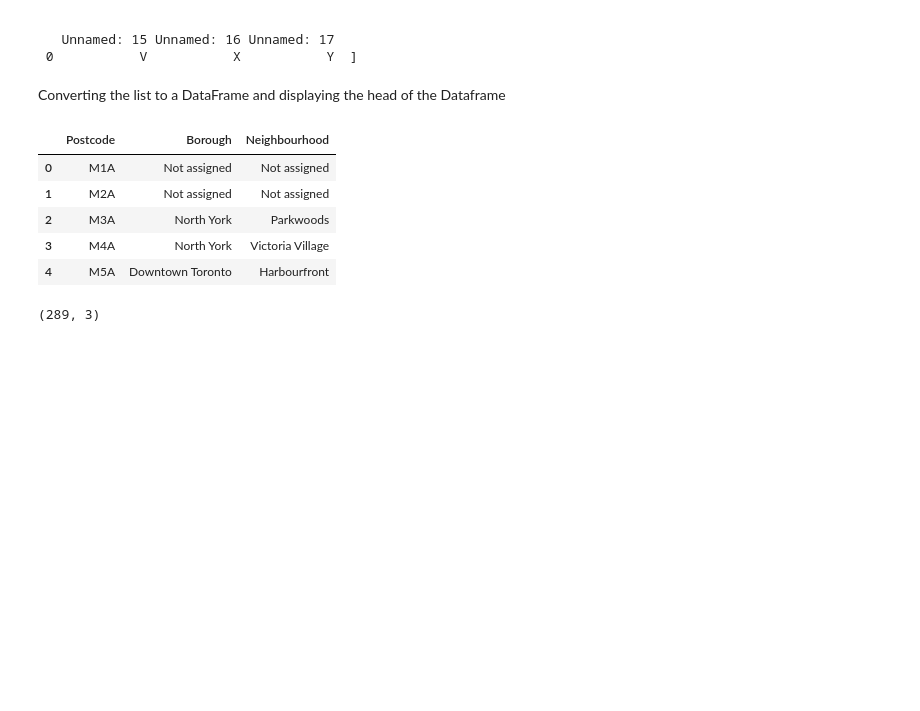
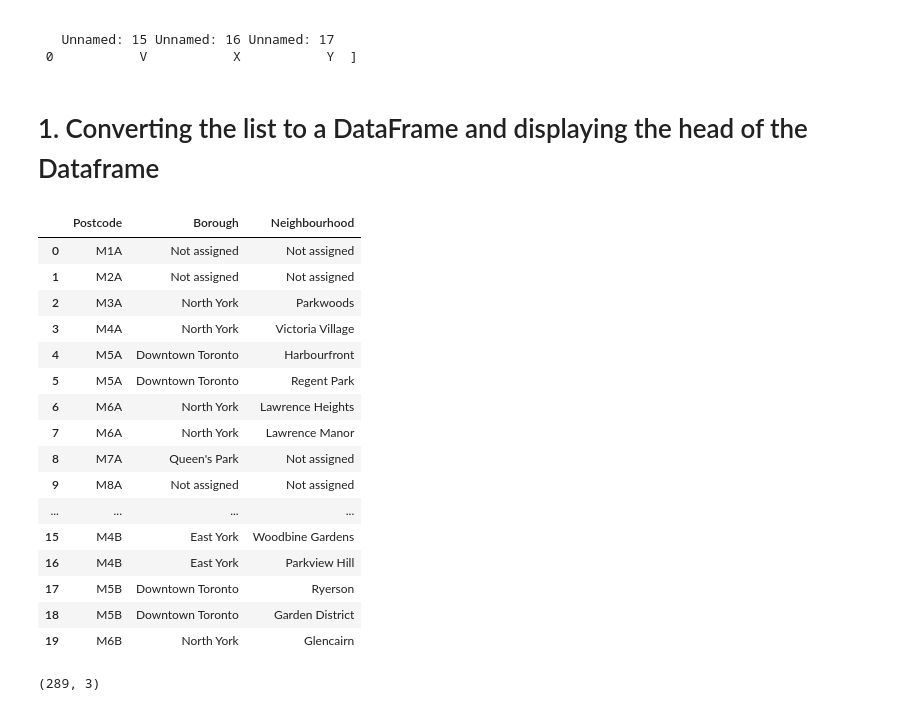
Before and after one commit to raomanohar/Coursera_Capstone, a Jupyter notebook: Segmenting and Clustering Neighborhoods in Toronto.ipynb, the cells around one changed output. Cells and saved outputs as stored; diff of their text form; code cells hidden in the pictures; blank space fills up the shorter version.

```diff
--- a/Segmenting and Clustering Neighborhoods in Toronto.ipynb
+++ b/Segmenting and Clustering Neighborhoods in Toronto.ipynb
@@ -75,17 +75,28 @@ dfs
    Unnamed: 15 Unnamed: 16 Unnamed: 17
  0           V           X           Y  ]
 # %% [markdown]
-Converting the list to a DataFrame and displaying the head of the Dataframe
+# 1. Converting the list to a DataFrame and displaying the head of the Dataframe
 # %%
 Canada_df = dfs[0]
-Canada_df.head()
+Canada_df.head(20)
 # %% [output]
 |  | Postcode | Borough | Neighbourhood |
 | 0 | M1A | Not assigned | Not assigned |
 | 1 | M2A | Not assigned | Not assigned |
 | 2 | M3A | North York | Parkwoods |
 | 3 | M4A | North York | Victoria Village |
 | 4 | M5A | Downtown Toronto | Harbourfront |
+| 5 | M5A | Downtown Toronto | Regent Park |
+| 6 | M6A | North York | Lawrence Heights |
+| 7 | M6A | North York | Lawrence Manor |
+| 8 | M7A | Queen's Park | Not assigned |
+| 9 | M8A | Not assigned | Not assigned |
+| ... | ... | ... | ... |
+| 15 | M4B | East York | Woodbine Gardens |
+| 16 | M4B | East York | Parkview Hill |
+| 17 | M5B | Downtown Toronto | Ryerson |
+| 18 | M5B | Downtown Toronto | Garden District |
+| 19 | M6B | North York | Glencairn |
 # %%
 #Check the current shape of the DataFrame
 Canada_df.shape
```
Also changed, not shown: parts of 4 cells of this notebook.
